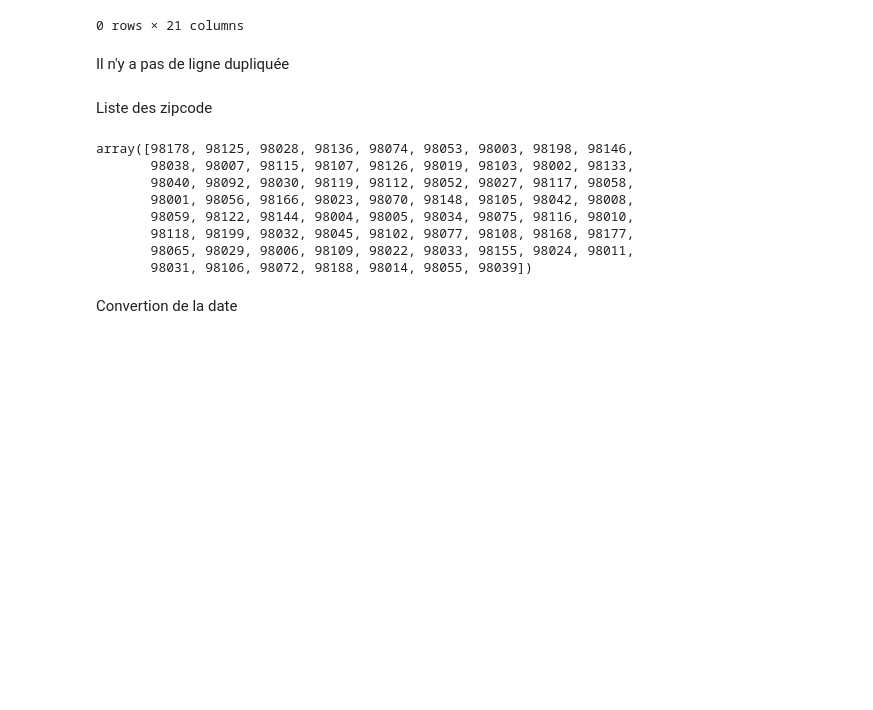
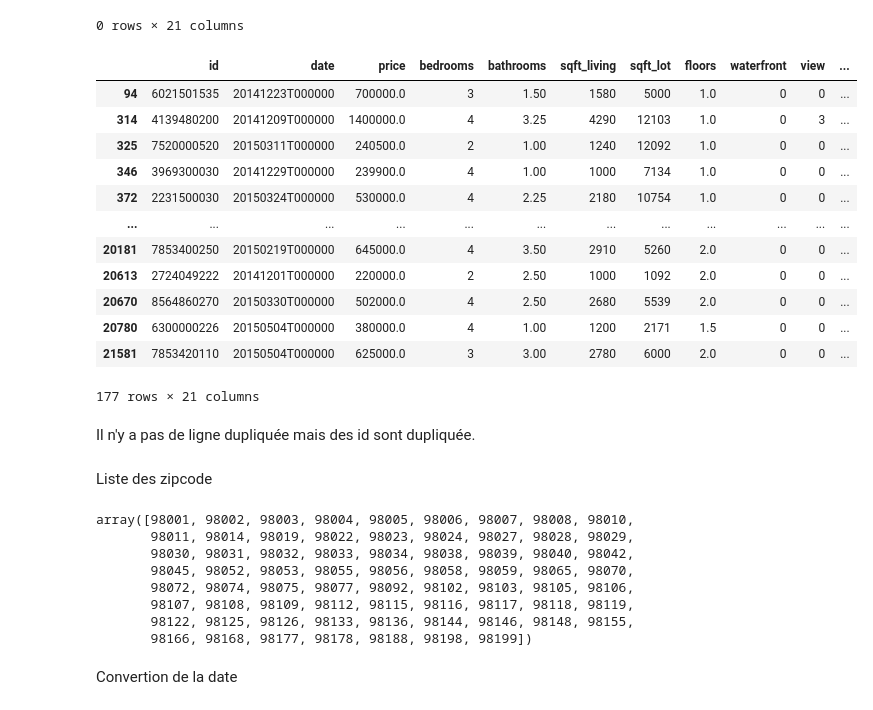
Before and after one commit to StevenDelval/application_pr-diction_prix_maison, a Jupyter notebook: data_cleaning_analysis.ipynb, the cells around one changed output. Cells and saved outputs as stored; diff of their text form; code cells hidden in the pictures; blank space fills up the shorter version.

```diff
--- a/data_cleaning_analysis.ipynb
+++ b/data_cleaning_analysis.ipynb
@@ -48,21 +48,37 @@ df[df.duplicated()]
 # %% [output]
 |  | id | date | price | bedrooms | bathrooms | sqft_living | sqft_lot | floors | waterfront | view | ... |
 0 rows × 21 columns
+# %%
+df[df.duplicated("id")]
+# %% [output]
+|  | id | date | price | bedrooms | bathrooms | sqft_living | sqft_lot | floors | waterfront | view | ... |
+| 94 | 6021501535 | 20141223T000000 | 700000.0 | 3 | 1.50 | 1580 | 5000 | 1.0 | 0 | 0 | ... |
+| 314 | 4139480200 | 20141209T000000 | 1400000.0 | 4 | 3.25 | 4290 | 12103 | 1.0 | 0 | 3 | ... |
+| 325 | 7520000520 | 20150311T000000 | 240500.0 | 2 | 1.00 | 1240 | 12092 | 1.0 | 0 | 0 | ... |
+| 346 | 3969300030 | 20141229T000000 | 239900.0 | 4 | 1.00 | 1000 | 7134 | 1.0 | 0 | 0 | ... |
+| 372 | 2231500030 | 20150324T000000 | 530000.0 | 4 | 2.25 | 2180 | 10754 | 1.0 | 0 | 0 | ... |
+| ... | ... | ... | ... | ... | ... | ... | ... | ... | ... | ... | ... |
+| 20181 | 7853400250 | 20150219T000000 | 645000.0 | 4 | 3.50 | 2910 | 5260 | 2.0 | 0 | 0 | ... |
+| 20613 | 2724049222 | 20141201T000000 | 220000.0 | 2 | 2.50 | 1000 | 1092 | 2.0 | 0 | 0 | ... |
+| 20670 | 8564860270 | 20150330T000000 | 502000.0 | 4 | 2.50 | 2680 | 5539 | 2.0 | 0 | 0 | ... |
+| 20780 | 6300000226 | 20150504T000000 | 380000.0 | 4 | 1.00 | 1200 | 2171 | 1.5 | 0 | 0 | ... |
+| 21581 | 7853420110 | 20150504T000000 | 625000.0 | 3 | 3.00 | 2780 | 6000 | 2.0 | 0 | 0 | ... |
+177 rows × 21 columns
 # %% [markdown]
-Il n'y a pas de ligne dupliquée
+Il n'y a pas de ligne dupliquée mais des id sont dupliquée.
 # %% [markdown]
 Liste des zipcode
 # %%
-df.zipcode.unique()
+df.zipcode.sort_values().unique()
 # %% [output]
-array([98178, 98125, 98028, 98136, 98074, 98053, 98003, 98198, 98146,
-       98038, 98007, 98115, 98107, 98126, 98019, 98103, 98002, 98133,
-       98040, 98092, 98030, 98119, 98112, 98052, 98027, 98117, 98058,
-       98001, 98056, 98166, 98023, 98070, 98148, 98105, 98042, 98008,
-       98059, 98122, 98144, 98004, 98005, 98034, 98075, 98116, 98010,
-       98118, 98199, 98032, 98045, 98102, 98077, 98108, 98168, 98177,
-       98065, 98029, 98006, 98109, 98022, 98033, 98155, 98024, 98011,
-       98031, 98106, 98072, 98188, 98014, 98055, 98039])
+array([98001, 98002, 98003, 98004, 98005, 98006, 98007, 98008, 98010,
+       98011, 98014, 98019, 98022, 98023, 98024, 98027, 98028, 98029,
+       98030, 98031, 98032, 98033, 98034, 98038, 98039, 98040, 98042,
+       98045, 98052, 98053, 98055, 98056, 98058, 98059, 98065, 98070,
+       98072, 98074, 98075, 98077, 98092, 98102, 98103, 98105, 98106,
+       98107, 98108, 98109, 98112, 98115, 98116, 98117, 98118, 98119,
+       98122, 98125, 98126, 98133, 98136, 98144, 98146, 98148, 98155,
+       98166, 98168, 98177, 98178, 98188, 98198, 98199])
 # %% [markdown]
 Convertion de la date
 # %%
```
Also changed, not shown: parts of 1 cell of this notebook, 1 other file.
